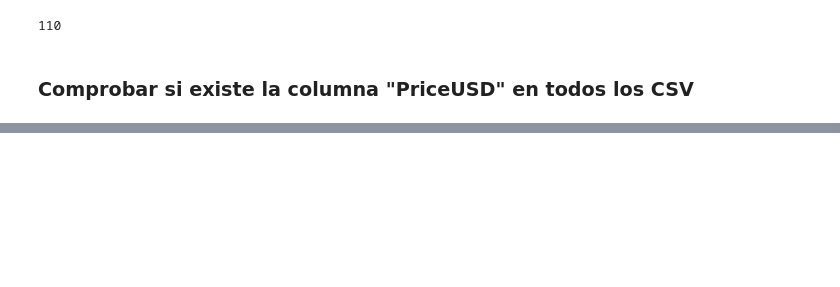
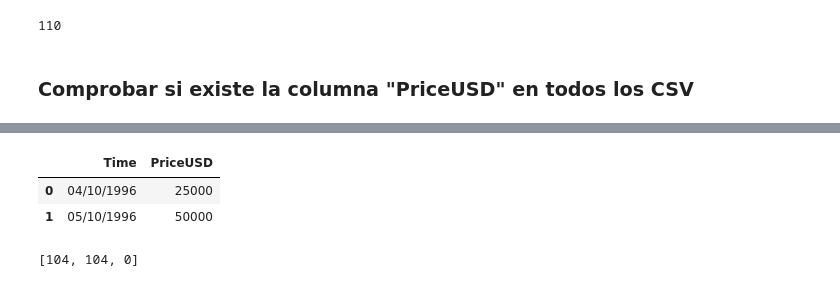
Before and after one commit to Filibustero/cryptocurrency-market-efficiency, a Jupyter notebook: Cryptocurrency Market Efficiency.ipynb, the cells around one changed output, grey strips where cells are left out. Drawn from its saved outputs; the diff is of its cells as text; code cells hidden in the pictures; blank space fills up the shorter version.

```diff
--- a/Cryptocurrency Market Efficiency.ipynb
+++ b/Cryptocurrency Market Efficiency.ipynb
@@ -261,0 +305,30 @@ print(df)
+# %%
+# Crear un Dataframe a partir de un array de 2x2
+array1 = {'tiempo':["1996-10-04","1996-10-05"],
+          'PriceUSD': [25000,50000]}
+
+dataf = pd.DataFrame(data = array1)
+
+# Renombrar la columna "tiempo" por "Time"
+dataf.rename(index = str, columns = {"tiempo": "Time"}, inplace = True)
+
+# Cambiar el DType de la columna "Time"
+dataf['Time'] = pd.to_datetime(dataf['Time'], errors='coerce')
+
+# Cambiar el formato de la fecha de YYY-MM-DD a DD-MM-YYYY (%y/%m/%d)
+dataf['Time'] = dataf["Time"].dt.strftime('%d/%m/%Y')
+# %% [output]
+|  | Time | PriceUSD |
+| 0 | 04/10/1996 | 25000 |
+| 1 | 05/10/1996 | 50000 |
+# %%
+# Obtener un dataframe con una query de condición booleana (puede ser un index)
+df2 = df[np.array(df["Existe"] == "True", dtype = bool)]
+
+# Obtener el mismo Dataframe por otro método
+df3 = df.loc[df['Existe'] == True]
+
+# Longitud de los nuevos dataframes por si coincide con el Dataframe creado: dflistpriceusd
+print([len(df2),len(dflistpriceusd), len(df3)])
+# %% [output]
+[104, 104, 0]
```
Also changed, not shown: parts of 12 cells of this notebook.
